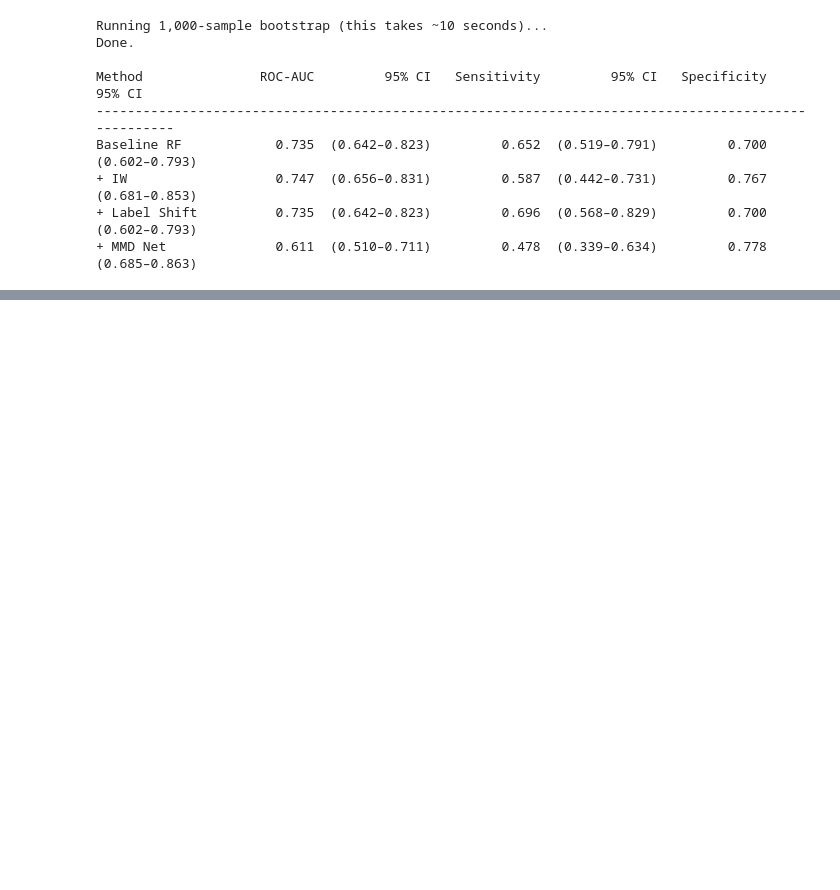
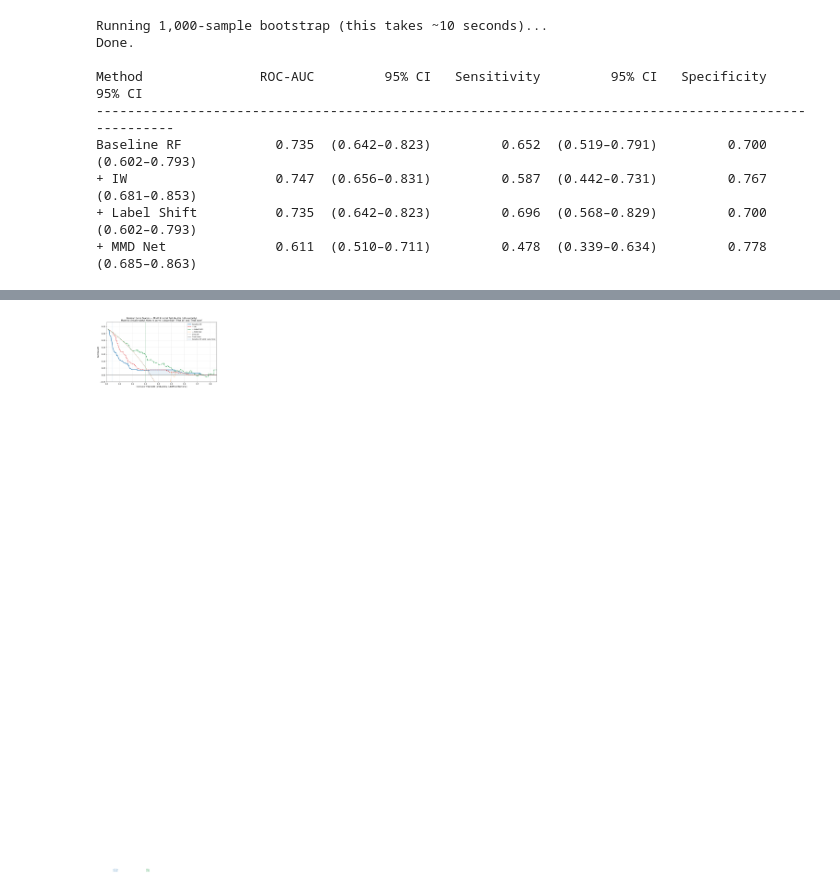
Before and after one commit to kimiadorrani/ICU-mortality-prediction, a Jupyter notebook: notebooks/06_results_comparison.ipynb, the cells around one changed output, grey strips where cells are left out. Drawn from its saved outputs; the diff is of its cells as text; code cells hidden in the pictures; blank space fills up the shorter version.

Commit message:
Project Updated

```diff
--- a/notebooks/06_results_comparison.ipynb
+++ b/notebooks/06_results_comparison.ipynb
@@ -531,0 +691,86 @@ Baseline RF            0.735  (0.642–0.823)         0.652  (0.519–0.791)
+# %%
+def net_benefit(probs, y_true, thresholds):
+    """
+    Net benefit at each threshold t:
+        NB(t) = TP/N - FP/N * t/(1-t)
+    where N is total patients, TP and FP are at threshold t.
+    Intuitively: true positives are good, false positives cost t/(1-t) times less.
+    """
+    n = len(y_true)
+    y = np.array(y_true)
+    nb = []
+    for t in thresholds:
+        if t >= 1.0:
+            nb.append(np.nan)
+            continue
+        preds = (np.array(probs) >= t).astype(int)
+        tp = ((preds == 1) & (y == 1)).sum()
+        fp = ((preds == 1) & (y == 0)).sum()
+        nb.append(tp / n - fp / n * (t / (1 - t)))
+    return np.array(nb)
+
+def treat_all_nb(y_true, thresholds):
+    """Baseline: intervene on every patient (no model needed)."""
+    prev = np.array(y_true).mean()
+    return np.array([prev - (1 - prev) * t / (1 - t) if t < 1 else np.nan
+                     for t in thresholds])
+
+
+thresholds = np.linspace(0.01, 0.85, 200)
+
+# Compute net benefit for each method and both baselines
+nb_baseline = net_benefit(base_probs_mimic, y_mimic, thresholds)
+nb_iw       = net_benefit(iw_probs_mimic,   y_mimic, thresholds)
+nb_ls       = net_benefit(ls_probs_mimic,   y_mimic, thresholds)
+nb_mmd      = net_benefit(mmd_probs_mimic,  y_mimic, thresholds)
+nb_all      = treat_all_nb(y_mimic,  thresholds)
+nb_none     = np.zeros_like(thresholds)
+
+# ── Plot ──────────────────────────────────────────────────────────────────────
+fig, ax = plt.subplots(figsize=(11, 6))
+
+ax.plot(thresholds, nb_baseline, color='#2c7bb6', lw=2.5, label='Baseline RF')
+ax.plot(thresholds, nb_iw,       color='#d7191c', lw=2,   label='+ IW',          ls='--')
+ax.plot(thresholds, nb_ls,       color='#1a9641', lw=2,   label='+ Label Shift',  ls='-.')
+ax.plot(thresholds, nb_mmd,      color='#fdae61', lw=2,   label='+ MMD Net',      ls=':')
+ax.plot(thresholds, nb_all,      color='gray',    lw=1.5, label='Treat all',      ls='--', alpha=0.7)
+ax.axhline(0, color='black', lw=1, label='Treat none')
+
+# Shade the region where baseline RF beats both naive strategies
+useful = (nb_baseline > nb_all) & (nb_baseline > 0)
+if useful.any():
+    ax.fill_between(thresholds, nb_baseline, 0,
+                    where=useful, alpha=0.10, color='#2c7bb6',
+                    label='Baseline RF adds value here')
+
+# Mark the two operating thresholds used in this project
+ax.axvline(eicu_thr,   color='#2c7bb6', lw=1, ls=':', alpha=0.8)
+ax.axvline(mimic_thr,  color='#1a9641', lw=1, ls=':', alpha=0.8)
+ax.text(eicu_thr  + 0.005, ax.get_ylim()[0] + 0.01, f'eICU thr\n({eicu_thr:.3f})',  fontsize=7, color='#2c7bb6')
+ax.text(mimic_thr + 0.005, ax.get_ylim()[0] + 0.01, f'LS thr\n({mimic_thr:.2f})',   fontsize=7, color='#1a9641')
+
+ax.set_xlim(0, 0.85)
+ax.set_ylim(-0.05, max(nb_all[~np.isnan(nb_all)].max(), nb_baseline[~np.isnan(nb_baseline)].max()) + 0.05)
+ax.set_xlabel('Decision Threshold (probability cutoff to intervene)', fontsize=11)
+ax.set_ylabel('Net Benefit', fontsize=11)
+ax.set_title('Decision Curve Analysis — MIMIC External Test (N=136, 34% mortality)\n'
+             'Model is clinically useful where its curve is above both "Treat all" and "Treat none"', fontsize=11)
+ax.legend(fontsize=9, loc='upper right')
+ax.grid(alpha=0.3)
+
+plt.tight_layout()
+plt.savefig('/content/drive/MyDrive/AI in Medicine/documents/decision_curve_analysis.png', dpi=150, bbox_inches='tight')
+plt.show()
+print('Saved to documents/decision_curve_analysis.png')
+
+# ── Print useful threshold range ──────────────────────────────────────────────
+useful_thrs = thresholds[useful]
+if len(useful_thrs) > 0:
+    print(f'\nBaseline RF adds net benefit over "treat all" between thresholds '
+          f'{useful_thrs.min():.2f} and {useful_thrs.max():.2f}.')
+    print('Outside this range, a clinician would do as well or better by treating everyone.')
+else:
+    print('\nBaseline RF does not clearly outperform "treat all" at any threshold on this dataset.')
+    print('This is consistent with the small sample and calibration mismatch at 34% prevalence.')
+# %% [output]
+[figure, added]
```
Also changed, not shown: parts of 6 cells of this notebook, 1 other file.
